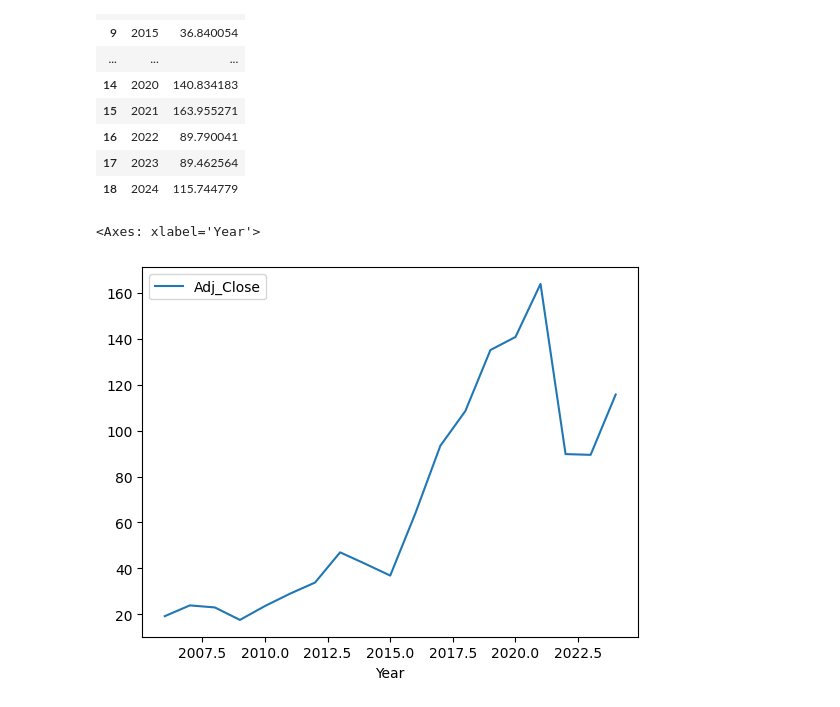
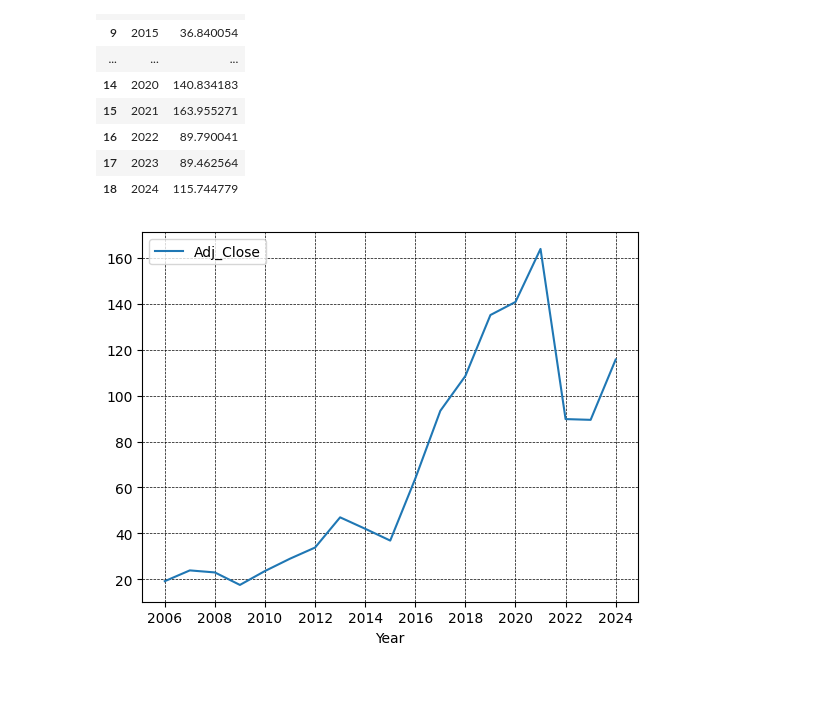
Before and after one commit to AgostinaMerino/Modelo_Predictivo_Datos_Bursatiles, a Jupyter notebook: PP.ipynb, the cells around one changed output. Cells and saved outputs as stored; diff of their text form; code cells hidden in the pictures.

```diff
--- a/PP.ipynb
+++ b/PP.ipynb
@@ -167,9 +168,10 @@ Annual_Adj_Close
 | 18 | 2024 | 115.744779 |
 # %%
 Annual_Adj_Close.plot(x = "Year", y = "Adj_Close", kind = "line")
+plt.gca().xaxis.set_major_locator(ticker.MaxNLocator(integer=True))
+plt.grid(True, which='both', color='black', linestyle='--', linewidth=0.5)
 # %% [output]
-<Axes: xlabel='Year'>
-[figure, old version]
+[figure, new version]
 # %%
 #Crear variable objetivo a corto/mediano plazo
 data["Adj_Close_Prediction"] = data["Adj_Close"].shift(-5)  # Precio de cierre ajustado 5 días a futuro
```
Also changed, not shown: parts of 16 cells of this notebook.
